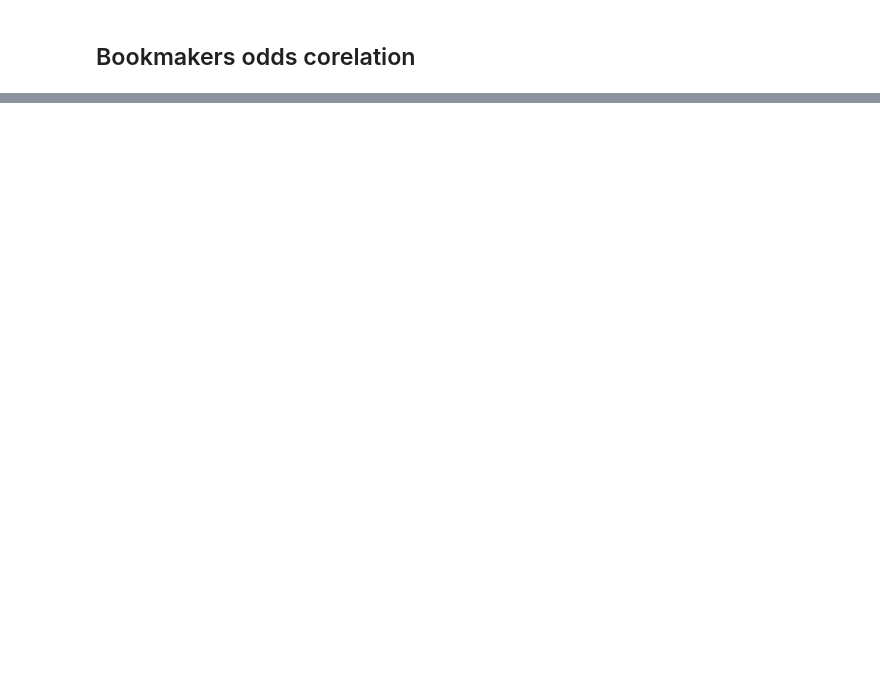
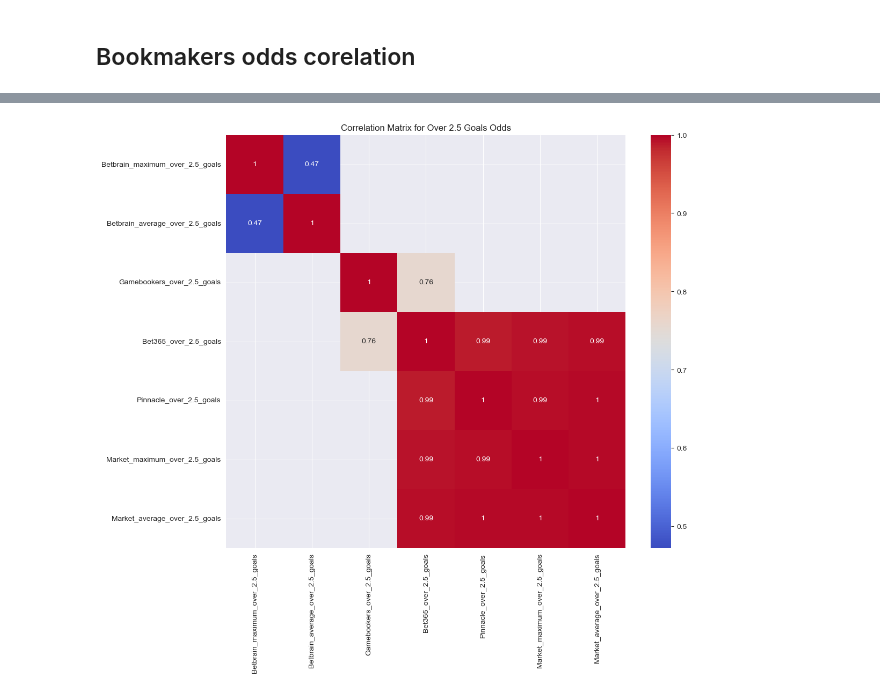
Before and after one commit to MaksimObukhov/football-predictor-ml, a Jupyter notebook: preprocessing.ipynb, the cells around one changed output, grey strips where cells are left out. Saved outputs shown, nothing was run; the diff lists cells and outputs as text; code cells hidden in the pictures; blank space fills up the shorter version.

```diff
--- a/preprocessing.ipynb
+++ b/preprocessing.ipynb
@@ -704,0 +746,19 @@ plt.show()
+# %%
+# Selecting over 2.5 goals odds from different bookmakers
+over_2_5_goals_columns = [
+    "Betbrain_maximum_over_2.5_goals", "Betbrain_average_over_2.5_goals",
+    "Gamebookers_over_2.5_goals", "Bet365_over_2.5_goals",
+    "Pinnacle_over_2.5_goals", "Market_maximum_over_2.5_goals",
+    "Market_average_over_2.5_goals"
+]
+
+# Compute the correlation matrix for over 2.5 goals odds
+correlation_matrix_over_2_5_goals = train_df[over_2_5_goals_columns].corr()
+
+# Generate a heatmap of the correlation matrix
+plt.figure(figsize=(12, 10))
+sns.heatmap(correlation_matrix_over_2_5_goals, annot=True, cmap='coolwarm')
+plt.title('Correlation Matrix for Over 2.5 Goals Odds')
+plt.show()
+# %% [output]
+[figure, added]
```
Also changed, not shown: parts of 17 cells of this notebook, 1 other file.
